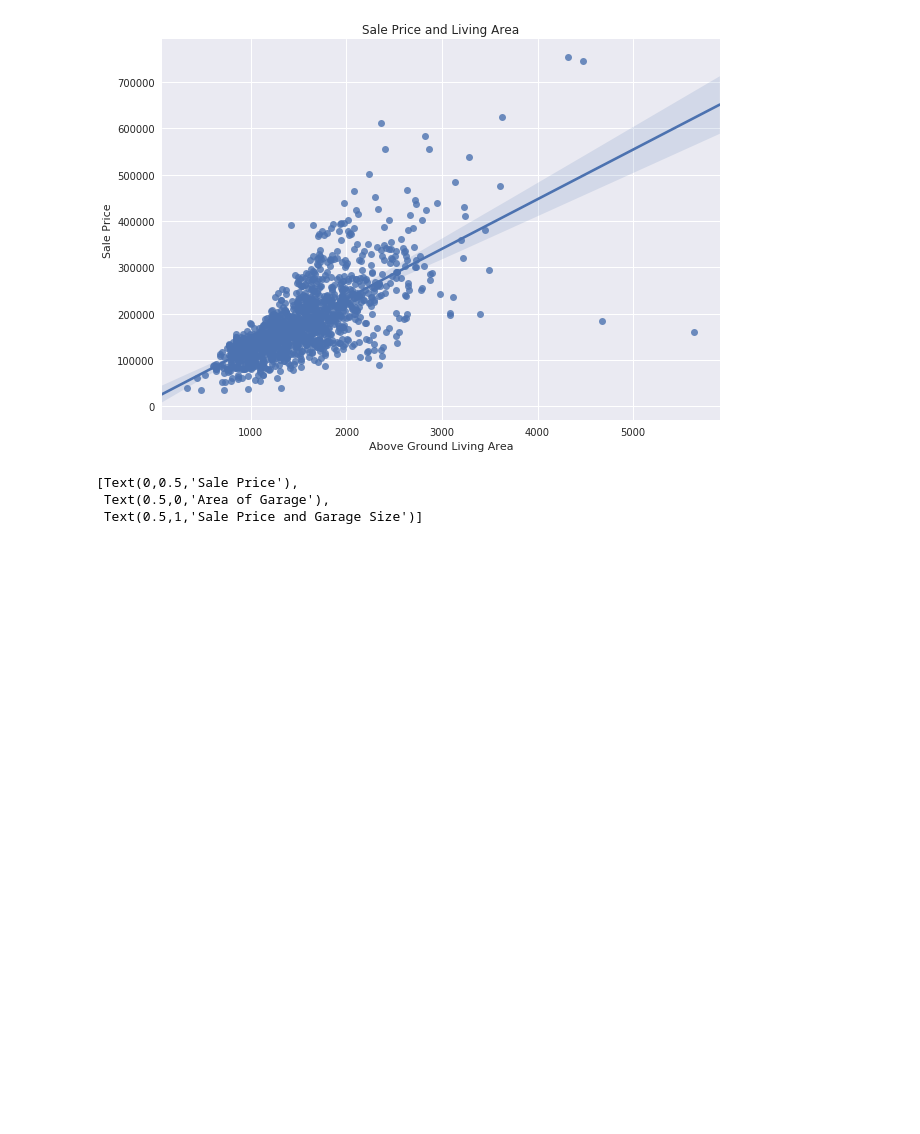
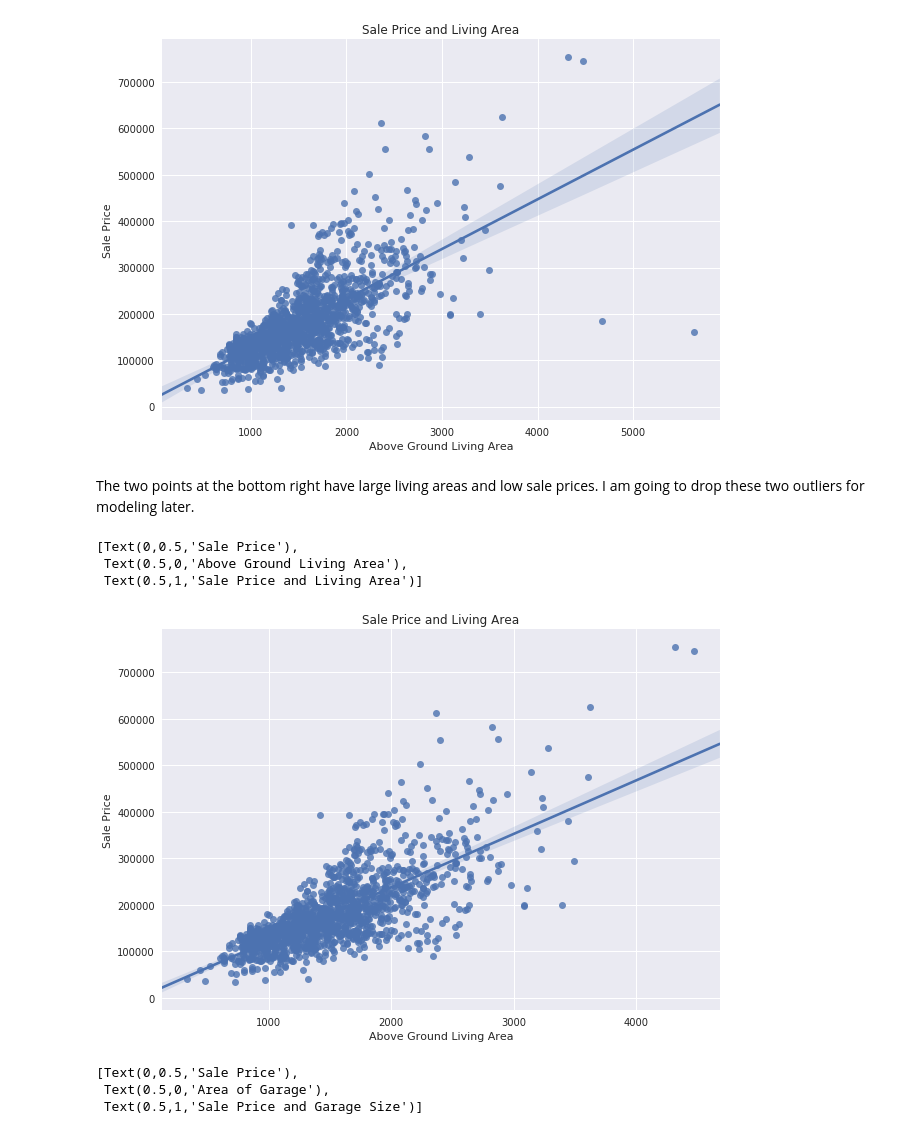
Before and after one commit to Andrew-Carl/House-Prices-Advanced-Regression-Techniques, a Jupyter notebook: Exploratory Data Analysis.ipynb, the cells around one changed output. Saved outputs shown, nothing was run; the diff lists cells and outputs as text; code cells hidden in the pictures; blank space fills up the shorter version.

```diff
--- a/Exploratory Data Analysis.ipynb
+++ b/Exploratory Data Analysis.ipynb
@@ -156,3 +172,5 @@ ax.set(ylabel='Sale Price',
  Text(0.5,0,'Above Ground Living Area'),
  Text(0.5,1,'Sale Price and Living Area')]
 [figure]
+# %% [markdown]
+The two points at the bottom right have large living areas and low sale prices. I am going to drop these two outliers for modeling later.
@@ -159,3 +180,19 @@ ax.set(ylabel='Sale Price',
+# %%
+# Check and make sure the outliers are gone.
+sns.set(color_codes=True)
+plt.figure(figsize=(10,7))
+plt.rcParams['axes.labelsize'] = 15
+plt.rcParams['axes.titlesize'] = 15
+sns.set(font_scale = 1)
+ax = sns.regplot(x='GrLivArea', y='SalePrice', data=df)
+ax.set(ylabel='Sale Price',
+       xlabel='Above Ground Living Area',
+       title='Sale Price and Living Area')
+# %% [output]
+[Text(0,0.5,'Sale Price'),
+ Text(0.5,0,'Above Ground Living Area'),
+ Text(0.5,1,'Sale Price and Living Area')]
+[figure, added]
 # %%
 sns.set(color_codes=True)
 plt.figure(figsize=(10,7))
```
Also changed, not shown: parts of 9 cells of this notebook.
